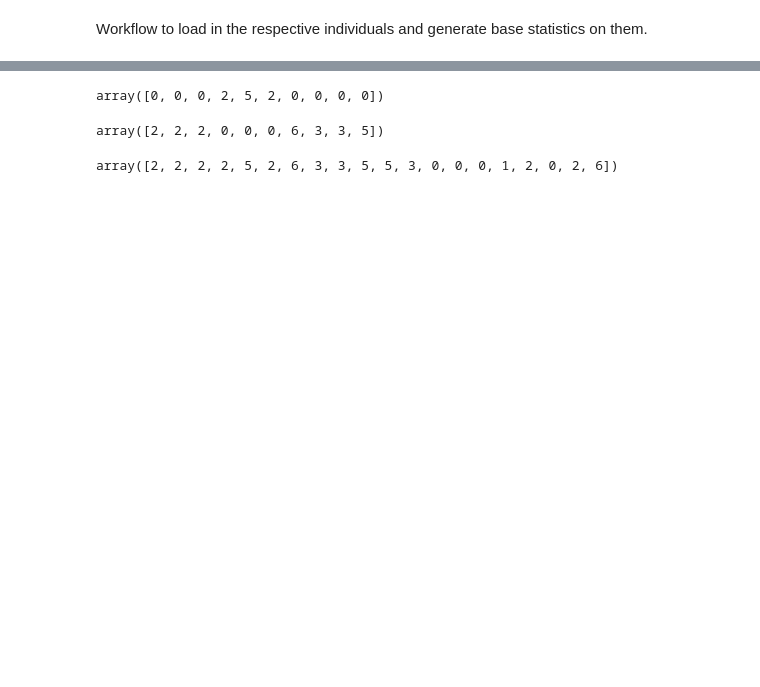
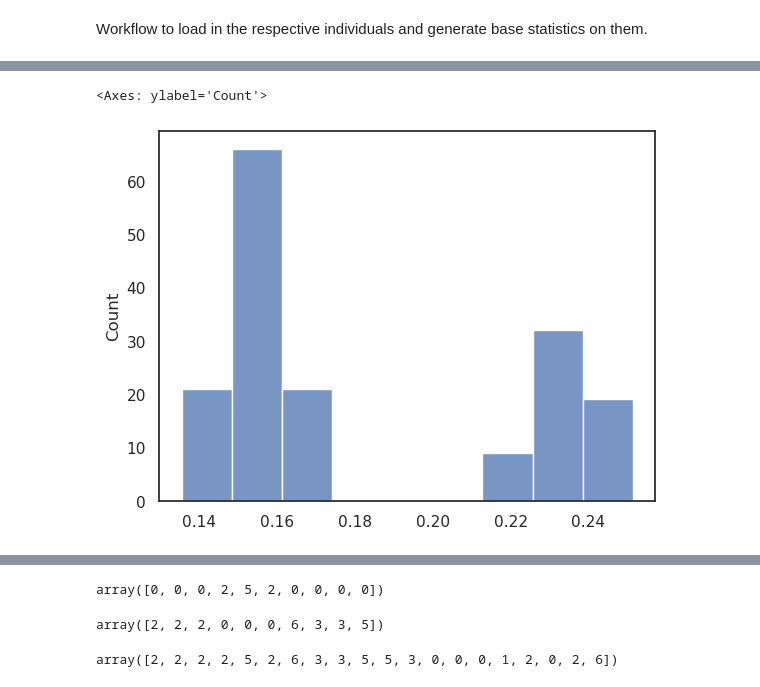
Before and after one commit to erikfogh/selection_primates, a Jupyter notebook: notebooks/standard01_stats_generation.ipynb, the cells around one changed output, grey strips where cells are left out. Saved outputs shown, nothing was run; the diff lists cells and outputs as text; code cells hidden in the pictures; blank space fills up the shorter version.

```diff
--- a/notebooks/standard01_stats_generation.ipynb
+++ b/notebooks/standard01_stats_generation.ipynb
@@ -132,0 +243,5 @@ Dimensions without coordinates: variants
+# %%
+sns.histplot(sg.sample_stats(ds.isel(variants=(hwe_p<0.05).compute())).sample_n_het.values/sg.sample_stats(ds).sample_n_het.values)
+# %% [output]
+<Axes: ylabel='Count'>
+[figure, added]
```
Also changed, not shown: parts of 31 cells of this notebook.
